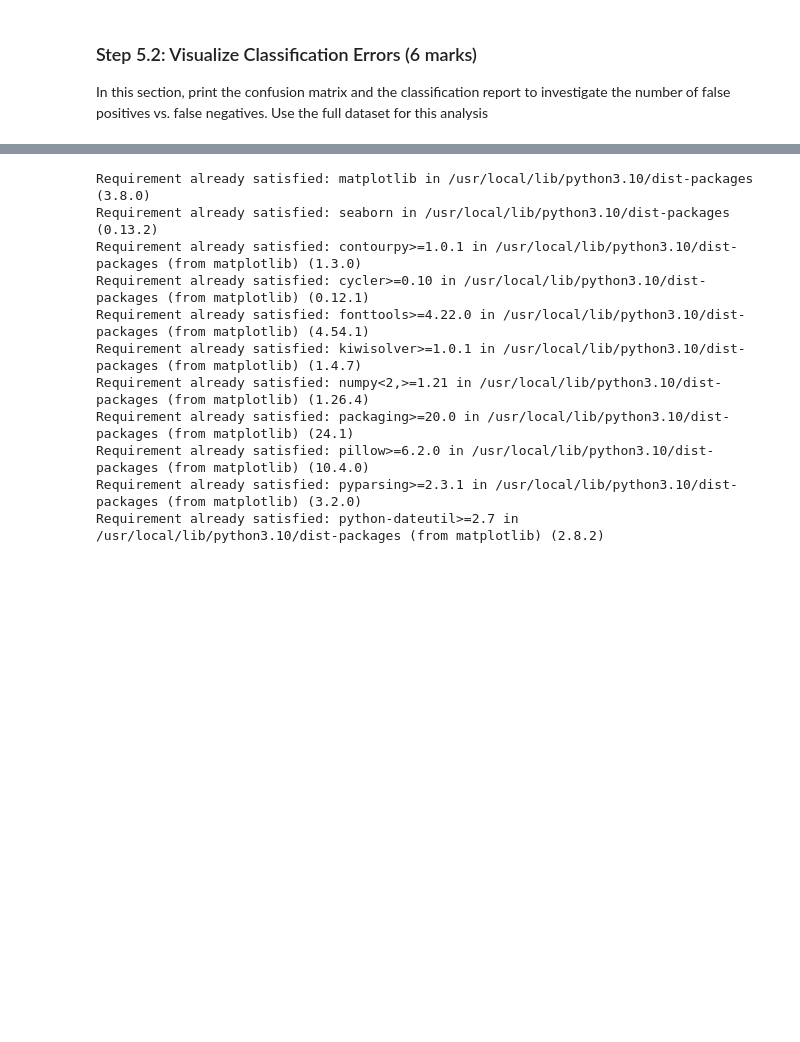
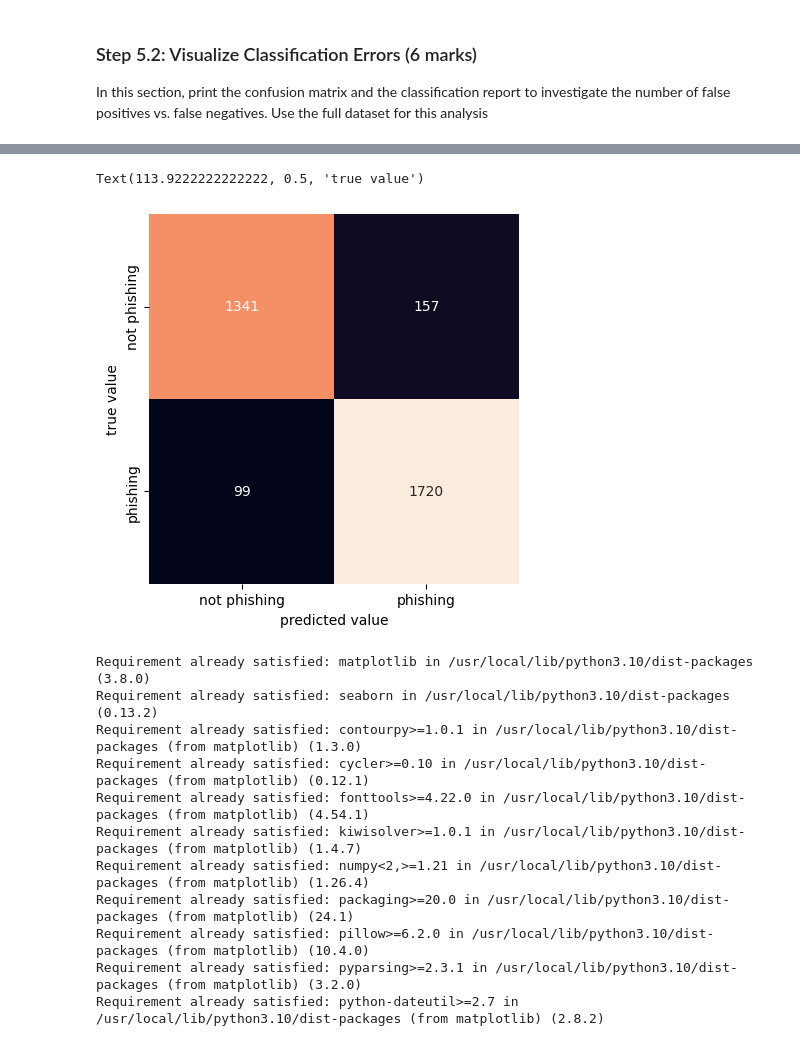
Before and after one commit to SamarthUPathak/engg680_2024_fall, a Jupyter notebook: Lab_Assignment3/Assignment3.ipynb, the cells around one changed output, grey strips where cells are left out. Drawn from its saved outputs; the diff is of its cells as text; code cells hidden in the pictures; blank space fills up the shorter version.

Commit message:
Completing my part of Assignment 3

```diff
--- a/Lab_Assignment3/Assignment3.ipynb
+++ b/Lab_Assignment3/Assignment3.ipynb
@@ -752,3 +779,19 @@ NameError: name 'conf_mat' is not defined
+# %%
+import seaborn as sns
+from sklearn.metrics import confusion_matrix
+import matplotlib.pyplot as plt
+
+# Assuming 'y_test' and 'y_pred' are defined from the previous cell
+# TO DO: Calculate confusion matrix (2 marks) : conf_mat
+conf_mat = confusion_matrix(y_test, y_pred) # Calculate confusion matrix and assign it to conf_mat
+
+# Below code prints confusion matrix using a heatmap
+sns.heatmap(conf_mat, xticklabels=['not phishing', 'phishing'],  yticklabels=['not phishing', 'phishing'], square=True, annot=True, cbar=False, fmt='d')
+plt.xlabel('predicted value')
+plt.ylabel('true value')
+# %% [output]
+Text(113.9222222222222, 0.5, 'true value')
+[figure, added]
 # %%
 pip install matplotlib seaborn
 # %% [output]
```
Also changed, not shown: parts of 17 cells of this notebook.
